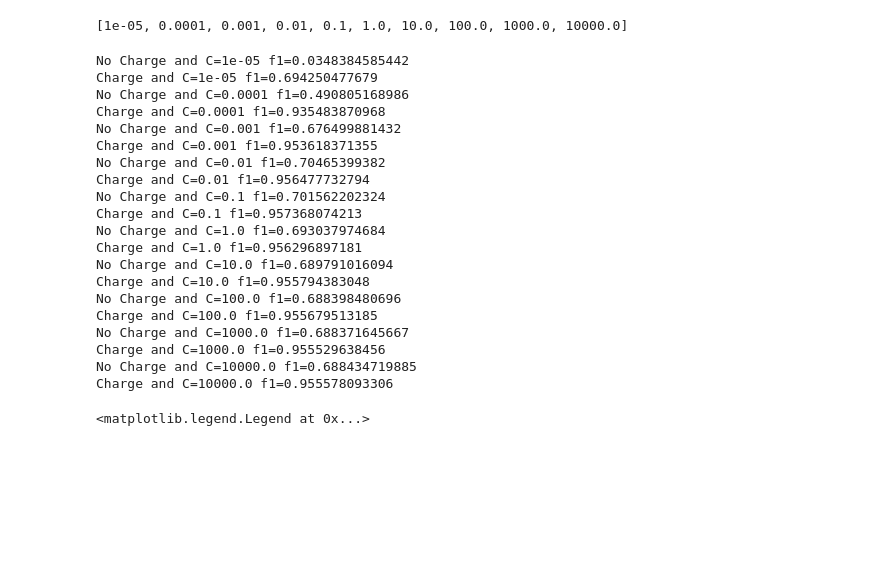
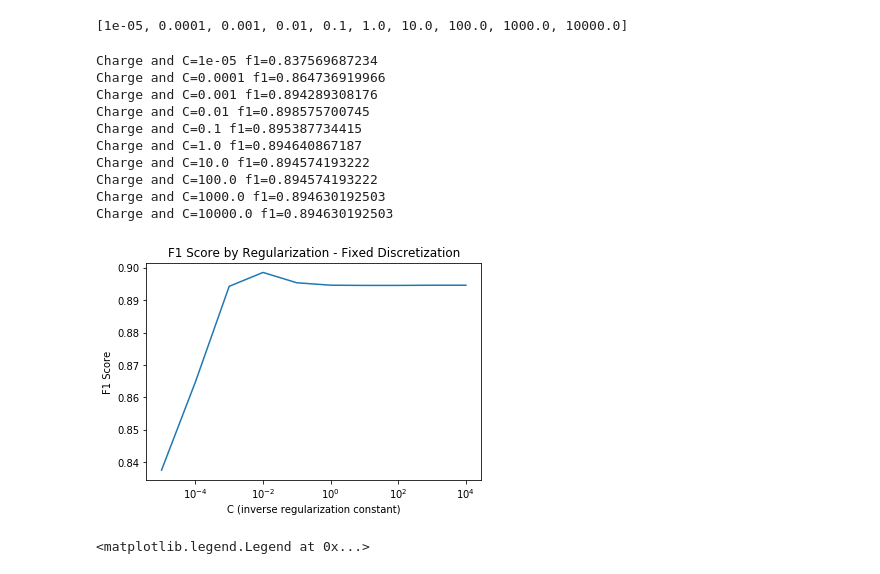
Before and after one commit to jtaylorz/attpc-event-classification, a Jupyter notebook: jupyter-notebooks/LogisticRegression_tests.ipynb, the cells around one changed output. Saved outputs shown, nothing was run; the diff lists cells and outputs as text; code cells hidden in the pictures; blank space fills up the shorter version.

```diff
--- a/jupyter-notebooks/LogisticRegression_tests.ipynb
+++ b/jupyter-notebooks/LogisticRegression_tests.ipynb
@@ -43,5 +42,5 @@ X_train_c, X_test_c, y_train_c, y_test_c = train_test_split(full_data_charge, fu
 reg = 1
 iterations = 1000
 nc = LogisticRegression(C=reg, max_iter=iterations)
-y_pred = nc.fit(X_train_nc, y_train_nc).predict(X_test_nc)
+y_pred = nc.fit(X_train, y_train).predict(X_test)
 # %%
@@ -63,49 +62,51 @@ print(C_vals)
 # %% [output]
 [1e-05, 0.0001, 0.001, 0.01, 0.1, 1.0, 10.0, 100.0, 1000.0, 10000.0]
 # %%
-precisions_nc = []
-recalls_nc = []
-f1s_nc = []
+# precisions_nc = []
+# recalls_nc = []
+# f1s_nc = []
 
-precisions_c = []
-recalls_c = []
-f1s_c = []
+precisions = []
+recalls = []
+f1s = []
 
 for c in C_vals:
-    y_pred_nc = LogisticRegression(C=c, max_iter=iterations).fit(X_train_nc, y_train_nc).predict(X_test_nc)
+#     y_pred_nc = LogisticRegression(C=c, max_iter=iterations).fit(X_train, y_train).predict(X_test)
 
-    precisions_nc.append(metrics.precision_score(y_test_nc, y_pred_nc))
-    recalls_nc.append(metrics.recall_score(y_test_nc, y_pred_nc))
-    f1s_nc.append(metrics.f1_score(y_test_nc, y_pred_nc))
-    print("No Charge and C=" + str(c) + " f1=" + str(metrics.f1_score(y_test_nc, y_pred_nc)))
+#     precisions_nc.append(metrics.precision_score(y_test_nc, y_pred_nc))
+#     recalls_nc.append(metrics.recall_score(y_test_nc, y_pred_nc))
+#     f1s_nc.append(metrics.f1_score(y_test_nc, y_pred_nc))
+#     print("No Charge and C=" + str(c) + " f1=" + str(metrics.f1_score(y_test_nc, y_pred_nc)))
 
-    y_pred_c = LogisticRegression(C=c, max_iter=iterations).fit(X_train_c, y_train_c).predict(X_test_c)
+    y_pred = LogisticRegression(C=c, max_iter=iterations).fit(X_train, y_train).predict(X_test)
 
-    precisions_c.append(metrics.precision_score(y_test_c, y_pred_c))
-    recalls_c.append(metrics.recall_score(y_test_c, y_pred_c))
-    f1s_c.append(metrics.f1_score(y_test_c, y_pred_c))
-    print("Charge and C=" + str(c) + " f1=" + str(metrics.f1_score(y_test_c, y_pred_c)))
+    precisions.append(metrics.precision_score(y_test, y_pred))
+    recalls.append(metrics.recall_score(y_test, y_pred))
+    f1s.append(metrics.f1_score(y_test, y_pred))
+    print("Charge and C=" + str(c) + " f1=" + str(metrics.f1_score(y_test, y_pred)))
 # %% [output]
-No Charge and C=1e-05 f1=0.0348384585442
-Charge and C=1e-05 f1=0.694250477679
-No Charge and C=0.0001 f1=0.490805168986
-Charge and C=0.0001 f1=0.935483870968
-No Charge and C=0.001 f1=0.676499881432
-Charge and C=0.001 f1=0.953618371355
-No Charge and C=0.01 f1=0.70465399382
-Charge and C=0.01 f1=0.956477732794
-No Charge and C=0.1 f1=0.701562202324
-Charge and C=0.1 f1=0.957368074213
-No Charge and C=1.0 f1=0.693037974684
-Charge and C=1.0 f1=0.956296897181
-No Charge and C=10.0 f1=0.689791016094
-Charge and C=10.0 f1=0.955794383048
-No Charge and C=100.0 f1=0.688398480696
-Charge and C=100.0 f1=0.955679513185
-No Charge and C=1000.0 f1=0.688371645667
-Charge and C=1000.0 f1=0.955529638456
-No Charge and C=10000.0 f1=0.688434719885
-Charge and C=10000.0 f1=0.955578093306
+Charge and C=1e-05 f1=0.837569687234
+Charge and C=0.0001 f1=0.864736919966
+Charge and C=0.001 f1=0.894289308176
+Charge and C=0.01 f1=0.898575700745
+Charge and C=0.1 f1=0.895387734415
+Charge and C=1.0 f1=0.894640867187
+Charge and C=10.0 f1=0.894574193222
+Charge and C=100.0 f1=0.894574193222
+Charge and C=1000.0 f1=0.894630192503
+Charge and C=10000.0 f1=0.894630192503
+# %%
+plt.plot(C_vals, f1s)
+
+plt.xscale('log')
+
+plt.xlabel('C (inverse regularization constant)')
+plt.ylabel('F1 Score')
+plt.title('F1 Score by Regularization - Fixed Discretization')
+
+#plt.savefig('/home/taylor/Documents/independent-research/plots/results/LogisticRegression_F1xC_CorrectDisc.pdf')
+# %% [output]
+[figure, added]
 # %%
 a = np.arange(len(C_vals))
 
```
Also changed, not shown: parts of 4 cells of this notebook, 14 other files.
